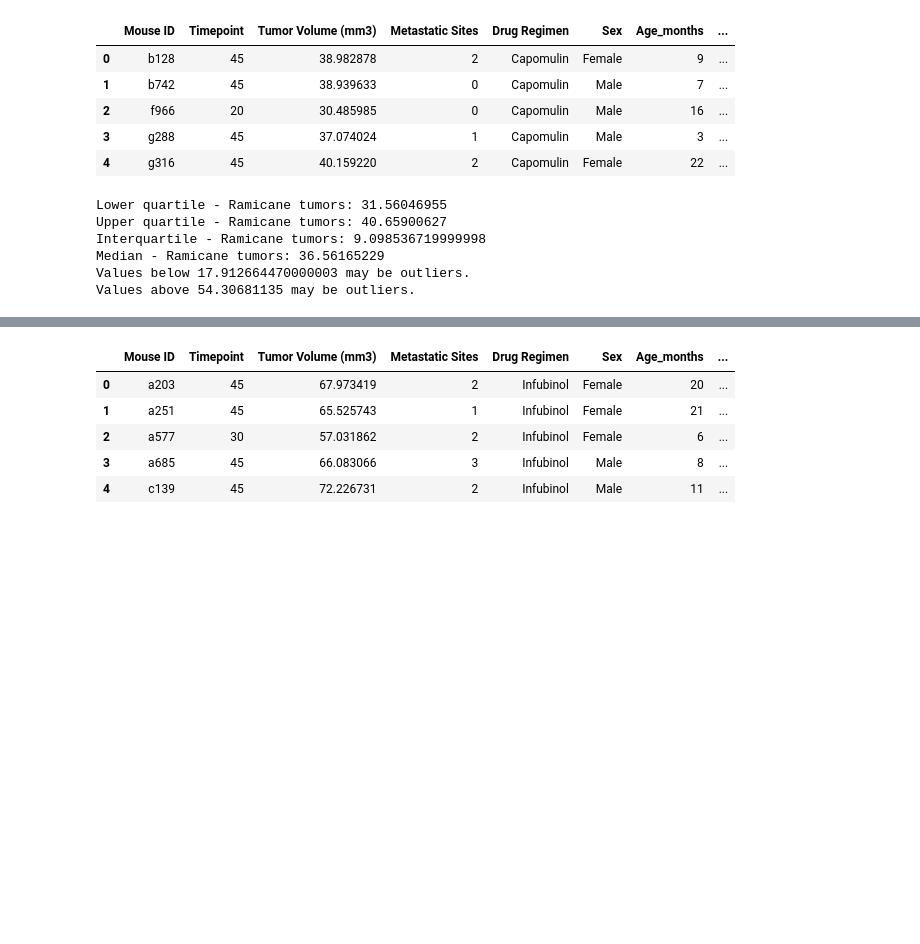
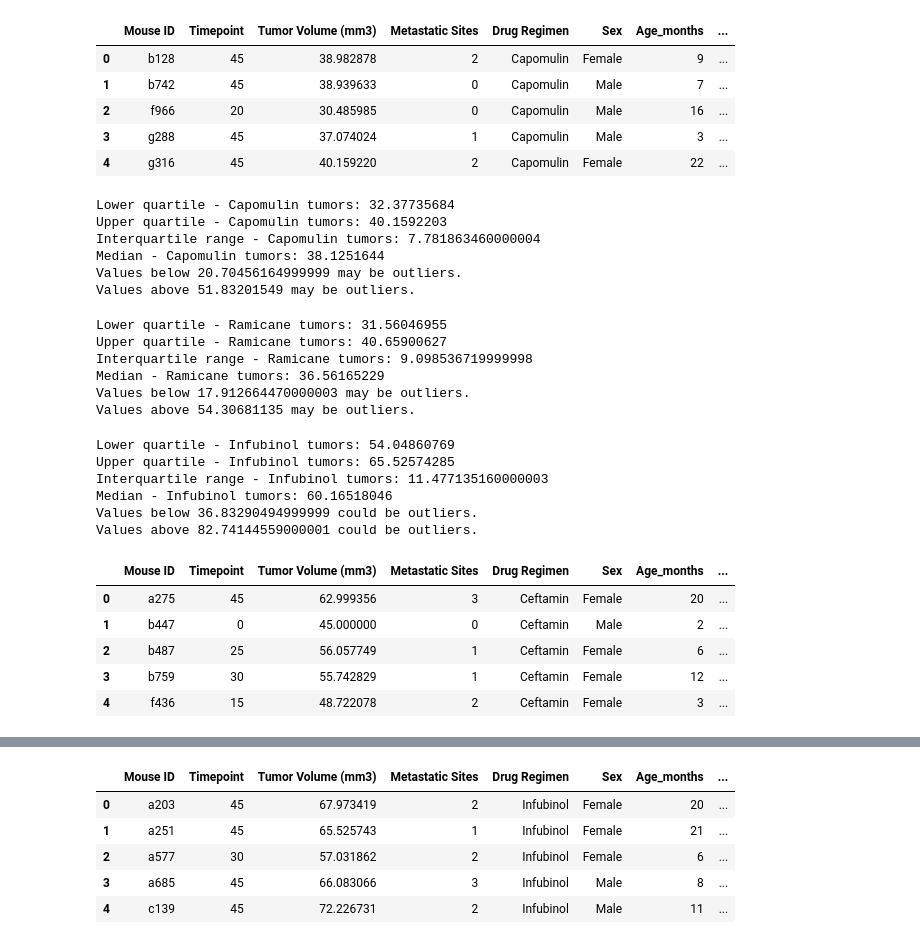
Before and after one commit to Faith-Hall/05-matplotlib-challenge, a Jupyter notebook: Pymaceuticals/pymaceuticals.ipynb, the cells around one changed output, grey strips where cells are left out. Cells and saved outputs as stored; diff of their text form; code cells hidden in the pictures; blank space fills up the shorter version.

Commit message:
more quartiles and outliers

```diff
--- a/Pymaceuticals/pymaceuticals.ipynb
+++ b/Pymaceuticals/pymaceuticals.ipynb
@@ -201,6 +201,33 @@ Capomulin_merge.head()
 | 2 | f966 | 20 | 30.485985 | 0 | Capomulin | Male | 16 | ... |
 | 3 | g288 | 45 | 37.074024 | 1 | Capomulin | Male | 3 | ... |
 | 4 | g316 | 45 | 40.159220 | 2 | Capomulin | Female | 22 | ... |
+# %%
+# Capomulin tumors quartiles and outliers
+Capomulin_tumors = Capomulin_merge["Tumor Volume (mm3)"]
+
+quartiles =Capomulin_tumors.quantile([.25,.5,.75])
+lowerq = quartiles[0.25]
+upperq = quartiles[0.75]
+iqr = upperq-lowerq
+
+
+print(f"Lower quartile - Capomulin tumors: {lowerq}")
+print(f"Upper quartile - Capomulin tumors: {upperq}")
+print(f"Interquartile range - Capomulin tumors: {iqr}")
+print(f"Median - Capomulin tumors: {quartiles[0.5]} ")
+
+lower_bound = lowerq - (1.5*iqr)
+upper_bound = upperq + (1.5*iqr)
+
+print(f"Values below {lower_bound} may be outliers.")
+print(f"Values above {upper_bound} may be outliers.")
+# %% [output]
+Lower quartile - Capomulin tumors: 32.37735684
+Upper quartile - Capomulin tumors: 40.1592203
+Interquartile range - Capomulin tumors: 7.781863460000004
+Median - Capomulin tumors: 38.1251644
+Values below 20.70456164999999 may be outliers.
+Values above 51.83201549 may be outliers.
 # %%
 # Merge this group df with the original dataframe to get the tumor volume at the last timepoint
 Ramicane_last = Ramicane_df.groupby('Mouse ID').max()['Timepoint']
@@ -218,7 +245,7 @@ iqr = upperq-lowerq
 
 print(f"Lower quartile - Ramicane tumors: {lowerq}")
 print(f"Upper quartile - Ramicane tumors: {upperq}")
-print(f"Interquartile - Ramicane tumors: {iqr}")
+print(f"Interquartile range - Ramicane tumors: {iqr}")
 print(f"Median - Ramicane tumors: {quartiles[0.5]} ")
 
 lower_bound = lowerq - (1.5*iqr)
@@ -229,7 +256,49 @@ print(f"Values above {upper_bound} may be outliers.")
 # %% [output]
 Lower quartile - Ramicane tumors: 31.56046955
 Upper quartile - Ramicane tumors: 40.65900627
-Interquartile - Ramicane tumors: 9.098536719999998
+Interquartile range - Ramicane tumors: 9.098536719999998
 Median - Ramicane tumors: 36.56165229
 Values below 17.912664470000003 may be outliers.
 Values above 54.30681135 may be outliers.
+# %%
+# Infubinol tumors quartiles and outliers
+Infubinol_tumors = Infubinol_merge["Tumor Volume (mm3)"]
+
+quartiles =Infubinol_tumors.quantile([.25,.5,.75])
+lowerq = quartiles[0.25]
+upperq = quartiles[0.75]
+iqr = upperq-lowerq
+
+
+print(f"Lower quartile - Infubinol tumors: {lowerq}")
+print(f"Upper quartile - Infubinol tumors: {upperq}")
+print(f"Interquartile range - Infubinol tumors: {iqr}")
+print(f"Median - Infubinol tumors: {quartiles[0.5]} ")
+
+lower_bound = lowerq - (1.5*iqr)
+upper_bound = upperq + (1.5*iqr)
+
+
+print(f"Values below {lower_bound} may be outliers.")
+print(f"Values above {upper_bound} may be outliers.")
+Infubinol_merge.to_csv("output.csv")
+# %% [output]
+Lower quartile - Infubinol tumors: 54.04860769
+Upper quartile - Infubinol tumors: 65.52574285
+Interquartile range - Infubinol tumors: 11.477135160000003
+Median - Infubinol tumors: 60.16518046
+Values below 36.83290494999999 could be outliers.
+Values above 82.74144559000001 could be outliers.
+# %%
+# Merge
+Ceftamin_last = Ceftamin_df.groupby('Mouse ID').max()['Timepoint']
+Ceftamin_vol = pd.DataFrame(Ceftamin_last)
+Ceftamin_merge = pd.merge(Ceftamin_vol, Duplicate_mice_clean, on=("Mouse ID","Timepoint"),how="left")
+Ceftamin_merge.head()
+# %% [output]
+|  | Mouse ID | Timepoint | Tumor Volume (mm3) | Metastatic Sites | Drug Regimen | Sex | Age_months | ... |
+| 0 | a275 | 45 | 62.999356 | 3 | Ceftamin | Female | 20 | ... |
+| 1 | b447 | 0 | 45.000000 | 0 | Ceftamin | Male | 2 | ... |
+| 2 | b487 | 25 | 56.057749 | 1 | Ceftamin | Female | 6 | ... |
+| 3 | b759 | 30 | 55.742829 | 1 | Ceftamin | Female | 12 | ... |
+| 4 | f436 | 15 | 48.722078 | 2 | Ceftamin | Female | 3 | ... |
```
Also changed, not shown: parts of 1 cell of this notebook, 1 other file.
